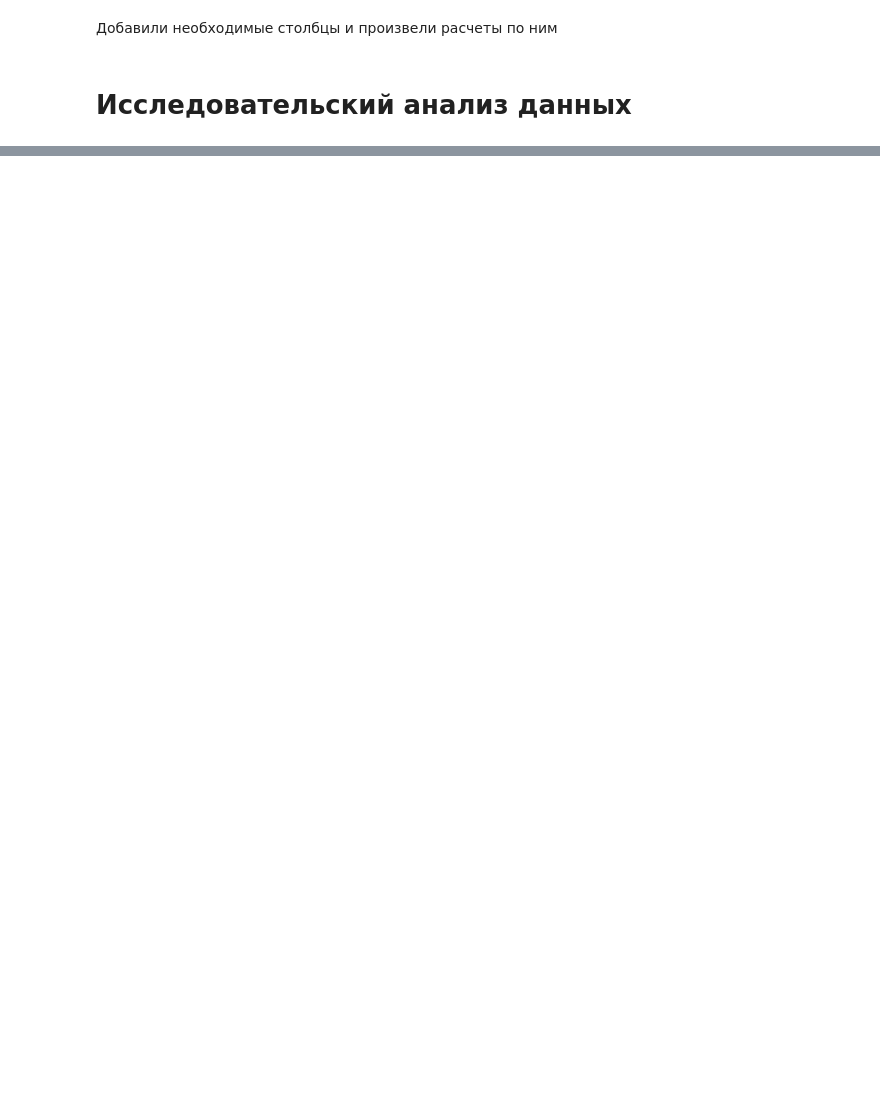
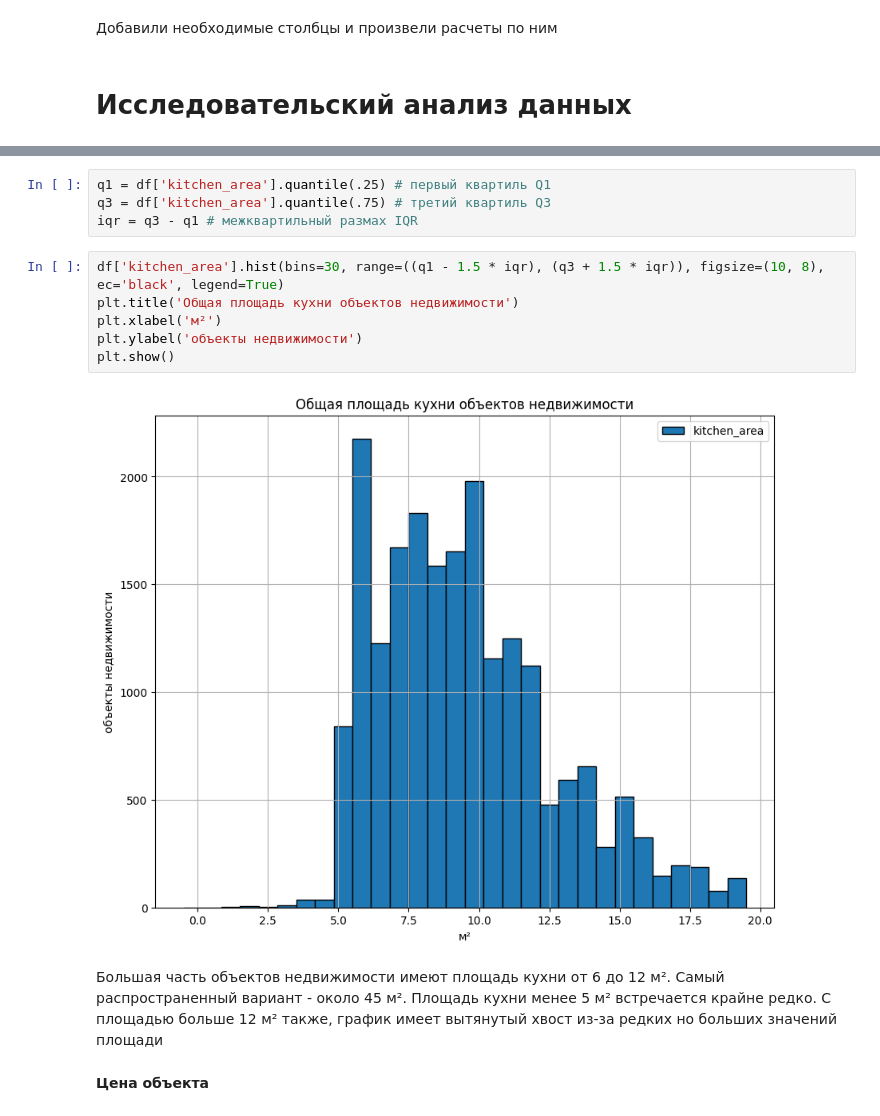
Before and after one commit to anton2010000/Real_estate_analysis, a Jupyter notebook: Анализ_рынка_недвижимости.ipynb, the cells around one changed output, grey strips where cells are left out. Drawn from its saved outputs; the diff is of its cells as text; blank space fills up the shorter version.

```diff
--- a/Анализ_рынка_недвижимости.ipynb
+++ b/Анализ_рынка_недвижимости.ipynb
@@ -450,0 +497,16 @@ df.sample(3)
+# %%
+q1 = df['kitchen_area'].quantile(.25) # первый квартиль Q1
+q3 = df['kitchen_area'].quantile(.75) # третий квартиль Q3
+iqr = q3 - q1 # межквартильный размах IQR
+# %%
+df['kitchen_area'].hist(bins=30, range=((q1 - 1.5 * iqr), (q3 + 1.5 * iqr)), figsize=(10, 8), ec='black', legend=True)
+plt.title('Общая площадь кухни объектов недвижимости')
+plt.xlabel('м²')
+plt.ylabel('объекты недвижимости')
+plt.show()
+# %% [output]
+[figure, added]
+# %% [markdown]
+Большая часть объектов недвижимости имеют площадь кухни от 6 до 12 м². Самый распространенный вариант - около 45 м². Площадь кухни менее 5 м² встречается крайне редко. С площадью больше 12 м² также, график имеет вытянутый хвост из-за редких но больших значений площади
+# %% [markdown]
+**Цена объекта**
```
Also changed, not shown: parts of 56 cells of this notebook.
